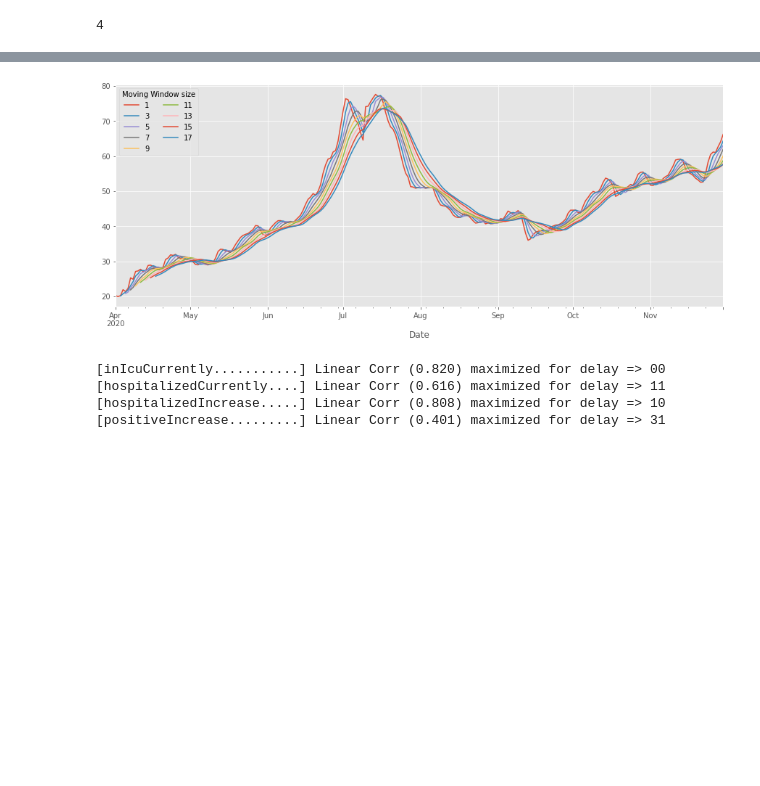
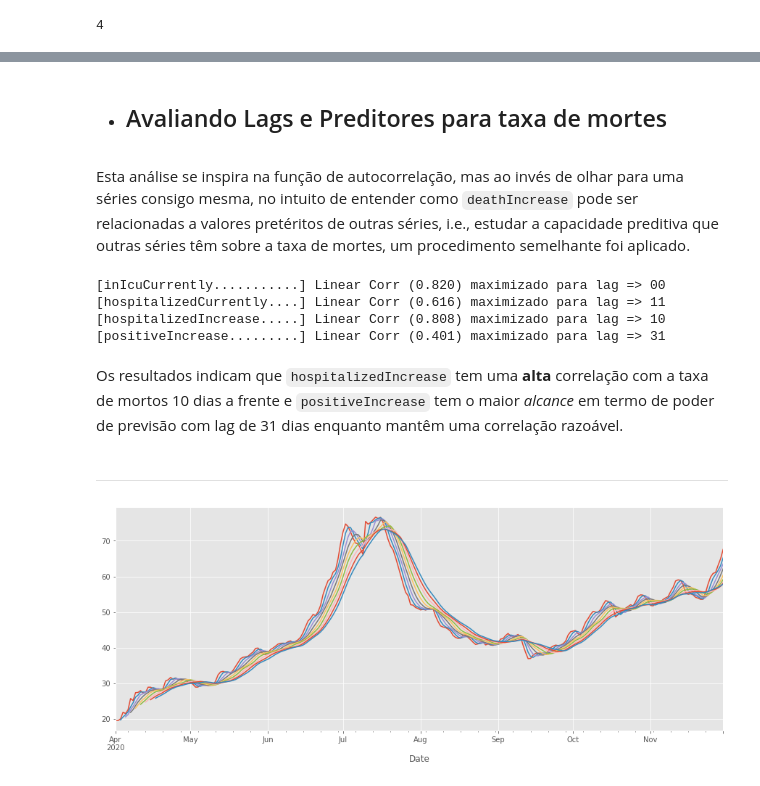
Before and after one commit to C0nrado/covid_prediction, a Jupyter notebook: 01_exploracao_inicial.ipynb, the cells around one changed output, grey strips where cells are left out. Cells and saved outputs as stored; diff of their text form; code cells hidden in the pictures; blank space fills up the shorter version.

```diff
--- a/01_exploracao_inicial.ipynb
+++ b/01_exploracao_inicial.ipynb
@@ -356,26 +365,34 @@ for att, ax in zip(rates_atts, axs.ravel()):
+# %% [markdown]
+* ## Avaliando Lags e Preditores para taxa de mortes
+# %% [markdown]
+Esta análise se inspira na função de autocorrelação, mas ao invés de olhar para uma séries consigo mesma, no intuito de entender como `deathIncrease` pode ser relacionadas a valores pretéritos de outras séries, i.e., estudar a capacidade preditiva que outras séries têm sobre a taxa de mortes, um procedimento semelhante foi aplicado.
+# %%
+# fig, ax = plot_grid()
+for att in ['inIcuCurrently', 'hospitalizedCurrently', 'hospitalizedIncrease', 'positiveIncrease']:
+    series = pd.Series(us_hist[att].values, index= us_hist.index.to_timestamp())
+    stl_positives = tsa.STL(series).fit()
+    trend = pd.Series(stl_positives.trend.values, index=us_hist.index)
+    res= []
+    for i in range(0,40):
+        pos_series = trend.shift(i).dropna()
+        corr = np.corrcoef(pos_series, stl_deaths.trend.reindex(pos_series.index))[0,1]
+        res.append((i, corr))
+
+    opt_delay, opt_corrcoef = max(res, key=lambda x: x[1])
+    print(f'[{att:.<25}] Linear Corr ({opt_corrcoef:.3f}) maximizado para lag => {opt_delay:>02}')
+    # ax.plot(*zip(*res));
+# %% [output]
+[inIcuCurrently...........] Linear Corr (0.820) maximizado para lag => 00
+[hospitalizedCurrently....] Linear Corr (0.616) maximizado para lag => 11
+[hospitalizedIncrease.....] Linear Corr (0.808) maximizado para lag => 10
+[positiveIncrease.........] Linear Corr (0.401) maximizado para lag => 31
+# %% [markdown]
+Os resultados indicam que `hospitalizedIncrease` tem uma **alta** correlação com a taxa de mortos 10 dias a frente e `positiveIncrease` tem o maior *alcance* em termo de poder de previsão com lag de 31 dias enquanto mantêm uma correlação razoável.
+# %% [markdown]
+***
 # %%
 fig, axs = plt.subplots(figsize=(12,5), sharey=True, sharex=True, constrained_layout=True)
 for size in range(1, 10):
-    (us_hist['hospitalizedCurrently'].rolling(2*size - 1).sum() / stl_deaths.trend.rolling(2*size - 1).sum()).dropna().plot(label=f'{2*size-1}', ax=axs) ; plt.xlabel('Date'); plt.legend(title='Moving Window size', ncol=2)
+    (us_hist['hospitalizedCurrently'].rolling(2*size - 1).sum() / stl_deaths.trend.rolling(2*size - 1).sum()).dropna().plot(label=f'{2*size-1}', ax=axs) ; plt.xlabel('Date');# plt.legend(title='Moving Window size', ncol=2)
 # %% [output]
-[figure, old version]
+[figure, new version]
-# %%
-# fig, ax = plot_grid()
-for att in ['inIcuCurrently', 'hospitalizedCurrently', 'hospitalizedIncrease', 'positiveIncrease']:
-    series = pd.Series(us_hist[att].values, index= us_hist.index.to_timestamp())
-    stl_positives = tsa.STL(series).fit()
-    trend = pd.Series(stl_positives.trend.values, index=us_hist.index)
-    res= []
-    for i in range(0,40):
-        pos_series = trend.shift(i).dropna()
-        corr = np.corrcoef(pos_series, stl_deaths.trend.reindex(pos_series.index))[0,1]
-        res.append((i, corr))
-
-    opt_delay, opt_corrcoef = max(res, key=lambda x: x[1])
-    print(f'[{att:.<25}] Linear Corr ({opt_corrcoef:.3f}) maximized for delay => {opt_delay:>02}')
-    # ax.plot(*zip(*res));
-# %% [output]
-[inIcuCurrently...........] Linear Corr (0.820) maximized for delay => 00
-[hospitalizedCurrently....] Linear Corr (0.616) maximized for delay => 11
-[hospitalizedIncrease.....] Linear Corr (0.808) maximized for delay => 10
-[positiveIncrease.........] Linear Corr (0.401) maximized for delay => 31
```
Also changed, not shown: parts of 27 cells of this notebook.
